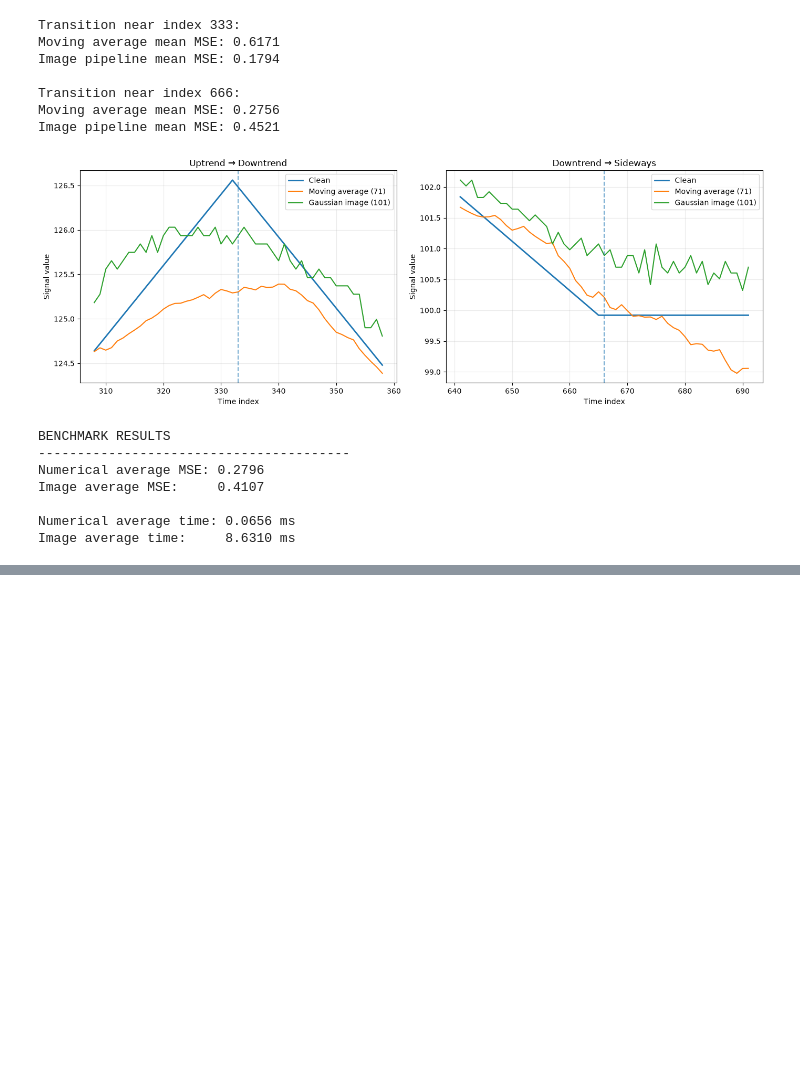
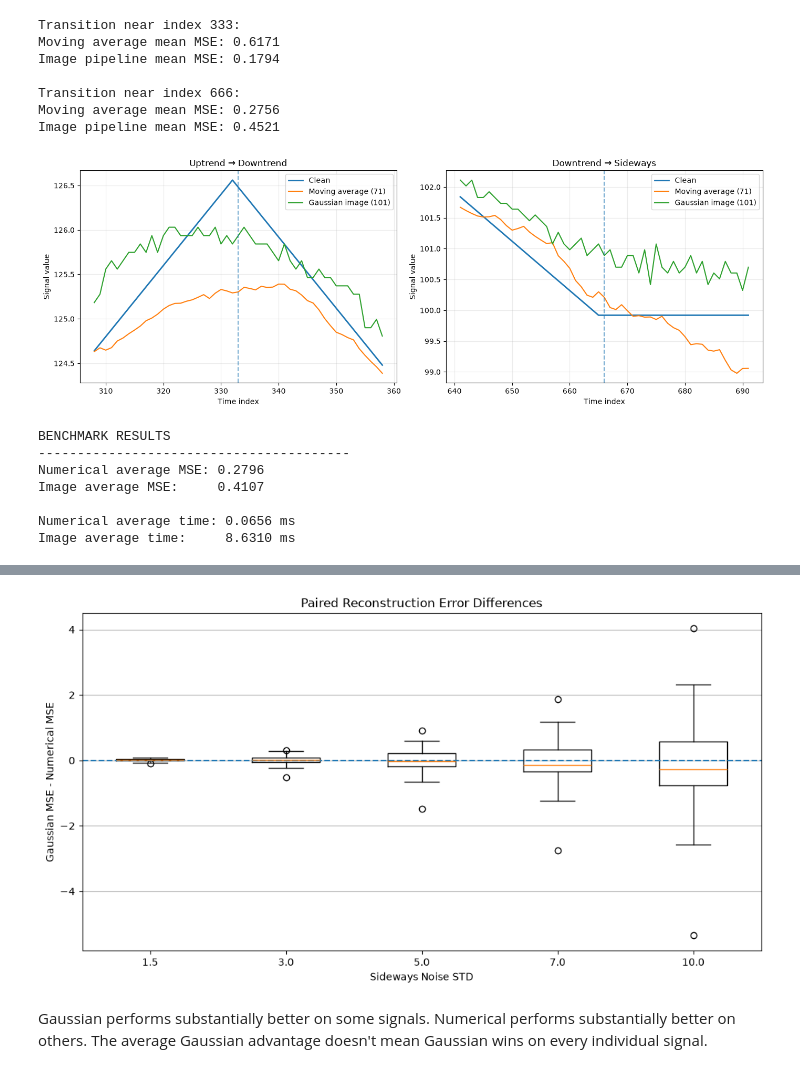
Before and after one commit to ZoroXoXo/QuantForge, a Jupyter notebook: experiments/benchmark.ipynb, the cells around one changed output, grey strips where cells are left out. Drawn from its saved outputs; the diff is of its cells as text; code cells hidden in the pictures; blank space fills up the shorter version.

```diff
--- a/experiments/benchmark.ipynb
+++ b/experiments/benchmark.ipynb
@@ -668,0 +1175,9 @@ Image average time:     8.6310 ms
+# %%
+#reloading module after adding parameter and making changes
+
+import importlib
+import src.generate_signals as signal_module
+
+importlib.reload(signal_module)
+
+generate_signal = signal_module.generate_signal
@@ -668,0 +1697,71 @@ Image average time:     8.6310 ms
+# %%
+#visualising paired diff
+import matplotlib.pyplot as plt
+import numpy as np
+from scipy.stats import wilcoxon
+
+paired_differences = {}
+
+for noise_std in noise_levels:
+
+    kernel = trained_models[noise_std]["kernel"]
+    window = trained_models[noise_std]["window"]
+
+    gaussian_errors = []
+    numerical_errors = []
+
+    for seed in test_seeds:
+
+        _, clean, noisy, regimes = generate_signal(
+            seed=seed,
+            sideways_noise_std=noise_std
+        )
+
+        mask = regimes == "sideways"
+
+        image = signal_to_image(noisy)
+
+        filtered = apply_gaussian_filter(
+            image, kernel_size=kernel
+        )
+
+        gaussian_recovered = recover_signal(
+            filtered, np.min(noisy), np.max(noisy)
+        )
+
+        numerical_recovered = moving_average(
+            noisy, window_size=window
+        )
+
+        gaussian_errors.append(
+            np.mean((gaussian_recovered[mask] - clean[mask]) ** 2)
+        )
+
+        numerical_errors.append(
+            np.mean((numerical_recovered[mask] - clean[mask]) ** 2)
+        )
+
+    differences = np.array(gaussian_errors) - np.array(numerical_errors)
+
+    paired_differences[noise_std] = differences
+
+# Plot
+plt.figure(figsize=(12, 6))
+
+plt.boxplot(
+    [paired_differences[n] for n in noise_levels],
+    tick_labels=noise_levels
+)
+
+plt.axhline(0, linestyle="--")
+plt.xlabel("Sideways Noise STD")
+plt.ylabel("Gaussian MSE - Numerical MSE")
+plt.title("Paired Reconstruction Error Differences")
+plt.grid(axis="y")
+plt.show()
+# %% [output]
+[figure, added]
+# %% [markdown]
+Gaussian performs substantially better on some signals.
+Numerical performs substantially better on others.
+The average Gaussian advantage doesn't mean Gaussian wins on every individual signal.
```
Also changed, not shown: parts of 26 cells of this notebook, 6 other files.
